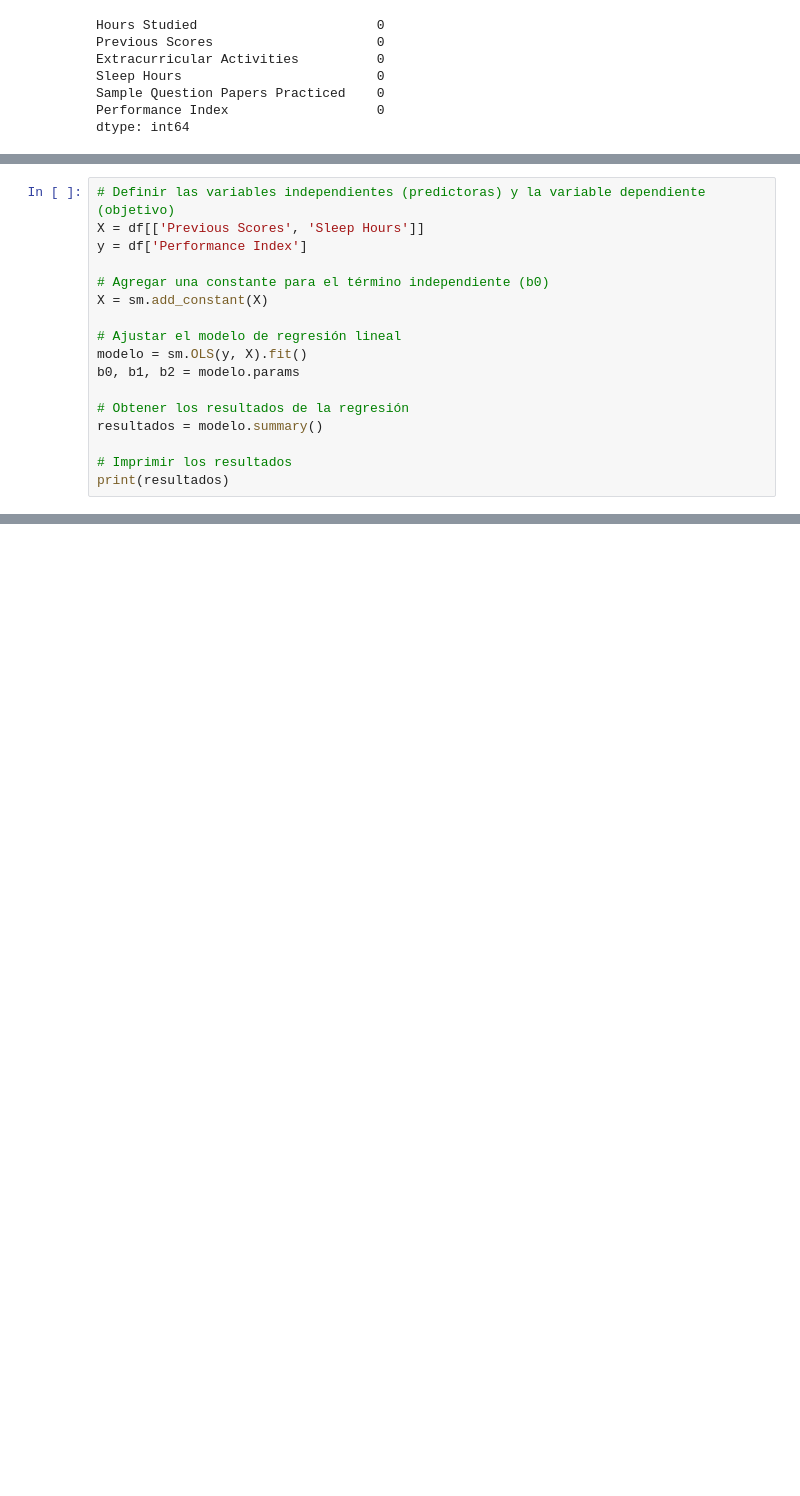
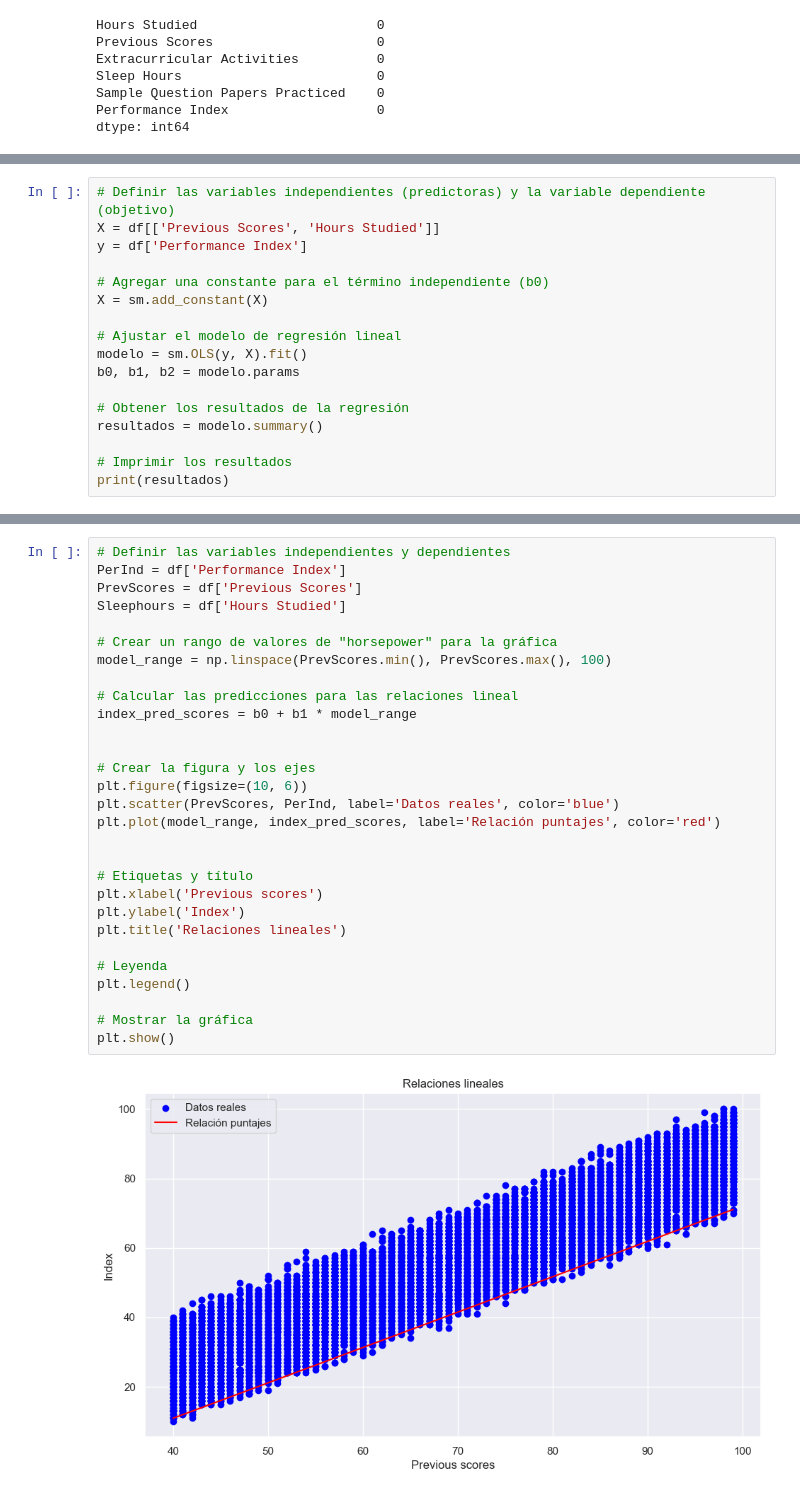
Before and after one commit to td2USA-20232/grupo1, a Jupyter notebook: test.ipynb, the cells around one changed output, grey strips where cells are left out. Drawn from its saved outputs; the diff is of its cells as text; blank space fills up the shorter version.

```diff
--- a/test.ipynb
+++ b/test.ipynb
@@ -340,6 +351,6 @@ plt.show()
 # %%
 # Definir las variables independientes (predictoras) y la variable dependiente (objetivo)
-X = df[['Previous Scores', 'Sleep Hours']]
+X = df[['Previous Scores', 'Hours Studied']]
 y = df['Performance Index']
 
 # Agregar una constante para el término independiente (b0)
@@ -372,3 +383,34 @@ Covariance Type:            nonrobust
 
 Notes:
 [1] Standard Errors assume that the covariance matrix of the errors is correctly specified.
+# %%
+# Definir las variables independientes y dependientes
+PerInd = df['Performance Index']
+PrevScores = df['Previous Scores']
+Sleephours = df['Hours Studied']
+
+# Crear un rango de valores de "horsepower" para la gráfica
+model_range = np.linspace(PrevScores.min(), PrevScores.max(), 100)
+
+# Calcular las predicciones para las relaciones lineal
+index_pred_scores = b0 + b1 * model_range
+
+
+# Crear la figura y los ejes
+plt.figure(figsize=(10, 6))
+plt.scatter(PrevScores, PerInd, label='Datos reales', color='blue')
+plt.plot(model_range, index_pred_scores, label='Relación puntajes', color='red')
+
+
+# Etiquetas y título
+plt.xlabel('Previous scores')
+plt.ylabel('Index')
+plt.title('Relaciones lineales')
+
+# Leyenda
+plt.legend()
+
+# Mostrar la gráfica
+plt.show()
+# %% [output]
+[figure, added]
```
Also changed, not shown: parts of 17 cells of this notebook.
